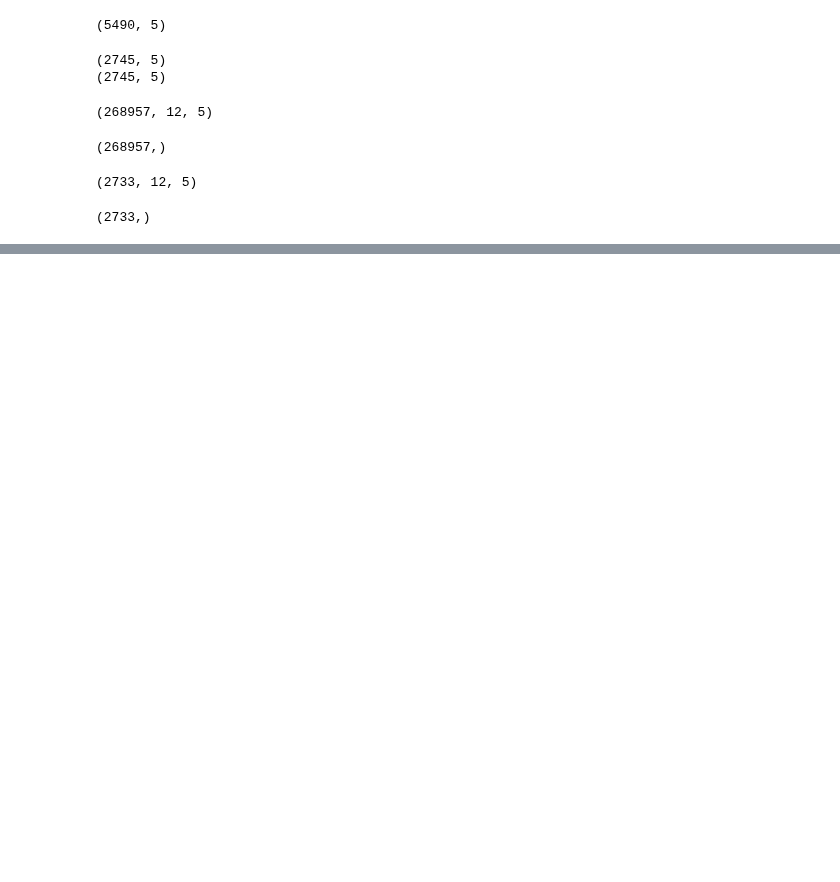
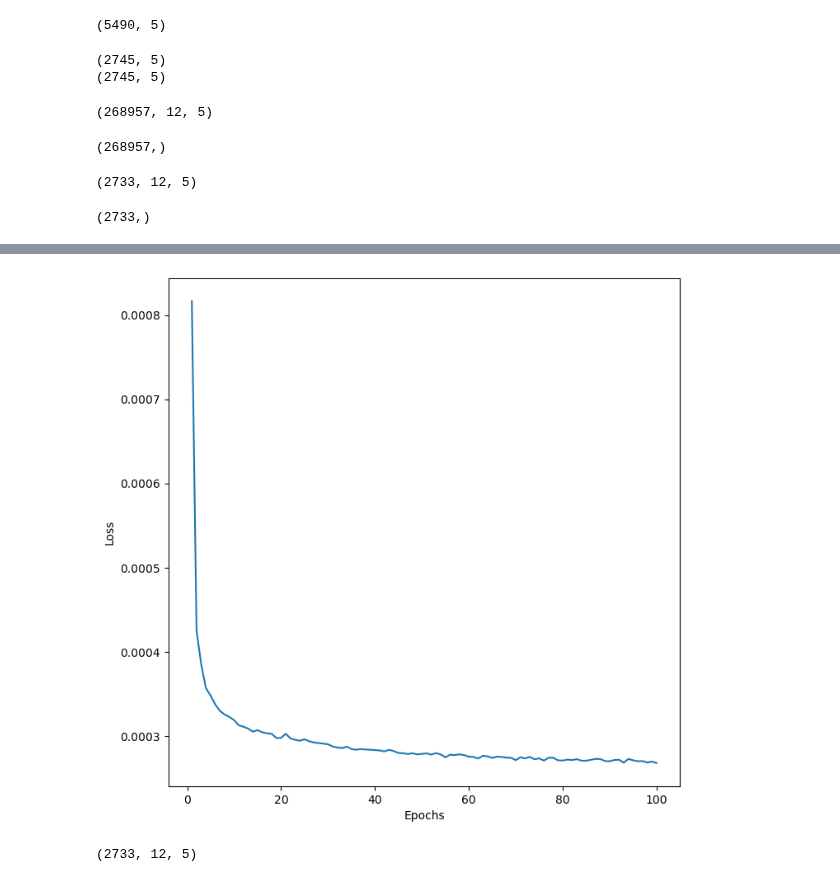
Before and after one commit to Farzad-ES/Crypto-Price-Forecasting, a Jupyter notebook: Time Series Forecaster.ipynb, the cells around one changed output, grey strips where cells are left out. Drawn from its saved outputs; the diff is of its cells as text; code cells hidden in the pictures; blank space fills up the shorter version.

Commit message:
LSTM model has been completely trained and evaluated with tuned hyperparameters

```diff
--- a/Time Series Forecaster.ipynb
+++ b/Time Series Forecaster.ipynb
@@ -205,0 +155,17 @@ with open('./LSTM Model/GridSearch_Results_LSTM.txt', 'w') as text_file:
+# %%
+lstm_model=tf.keras.Sequential()
+lstm_model.add(tf.keras.layers.LSTM(units=50, return_sequences=True, input_shape=(X_train.shape[1], X_train.shape[2])))
+lstm_model.add(tf.keras.layers.Dropout(rate=0.2))
+lstm_model.add(tf.keras.layers.LSTM(units=50, return_sequences=True))
+lstm_model.add(tf.keras.layers.Dropout(rate=0.2))
+lstm_model.add(tf.keras.layers.LSTM(units=50, return_sequences=True))
+lstm_model.add(tf.keras.layers.Dropout(rate=0.2))
+lstm_model.add(tf.keras.layers.LSTM(units=50, return_sequences=True))
+lstm_model.add(tf.keras.layers.Dropout(rate=0.2))
+lstm_model.add(tf.keras.layers.LSTM(units=50, return_sequences=True))
+lstm_model.add(tf.keras.layers.Dropout(rate=0.2))
+lstm_model.add(tf.keras.layers.LSTM(units=50, return_sequences=False))
+lstm_model.add(tf.keras.layers.Dropout(rate=0.2))
+lstm_model.add(tf.keras.layers.Dense(units=1))
+
+lstm_model.compile(optimizer='adam', loss='mean_squared_error')
@@ -205,0 +192,2 @@ with open('./LSTM Model/GridSearch_Results_LSTM.txt', 'w') as text_file:
+# %%
+lstm_model.fit(X_train, y_train, epochs=100, batch_size=20)
@@ -205,0 +213,8 @@ with open('./LSTM Model/GridSearch_Results_LSTM.txt', 'w') as text_file:
+# %%
+plt.figure(figsize=(8,8))
+plt.xlabel('Epochs')
+plt.ylabel('Loss')
+plt.plot(range(1,101),lstm_model.history.history['loss'])
+plt.show()
+# %% [output]
+[figure, added]
@@ -205,0 +225,11 @@ with open('./LSTM Model/GridSearch_Results_LSTM.txt', 'w') as text_file:
+# %%
+X_test=[]
+y_test=[]
+for i in range(12, len(test_inputs)):
+    X_test.append(test_inputs[i-12:i, :])
+    y_test.append(test_inputs[i, 1])
+X_test, y_test=np.array(X_test), np.array(y_test)
+X_test=np.reshape(X_test, newshape=(X_test.shape[0], X_test.shape[1], X_test.shape[2]))
+X_test.shape
+# %% [output]
+(2733, 12, 5)
```
Also changed, not shown: parts of 22 cells of this notebook, 4 other files.
